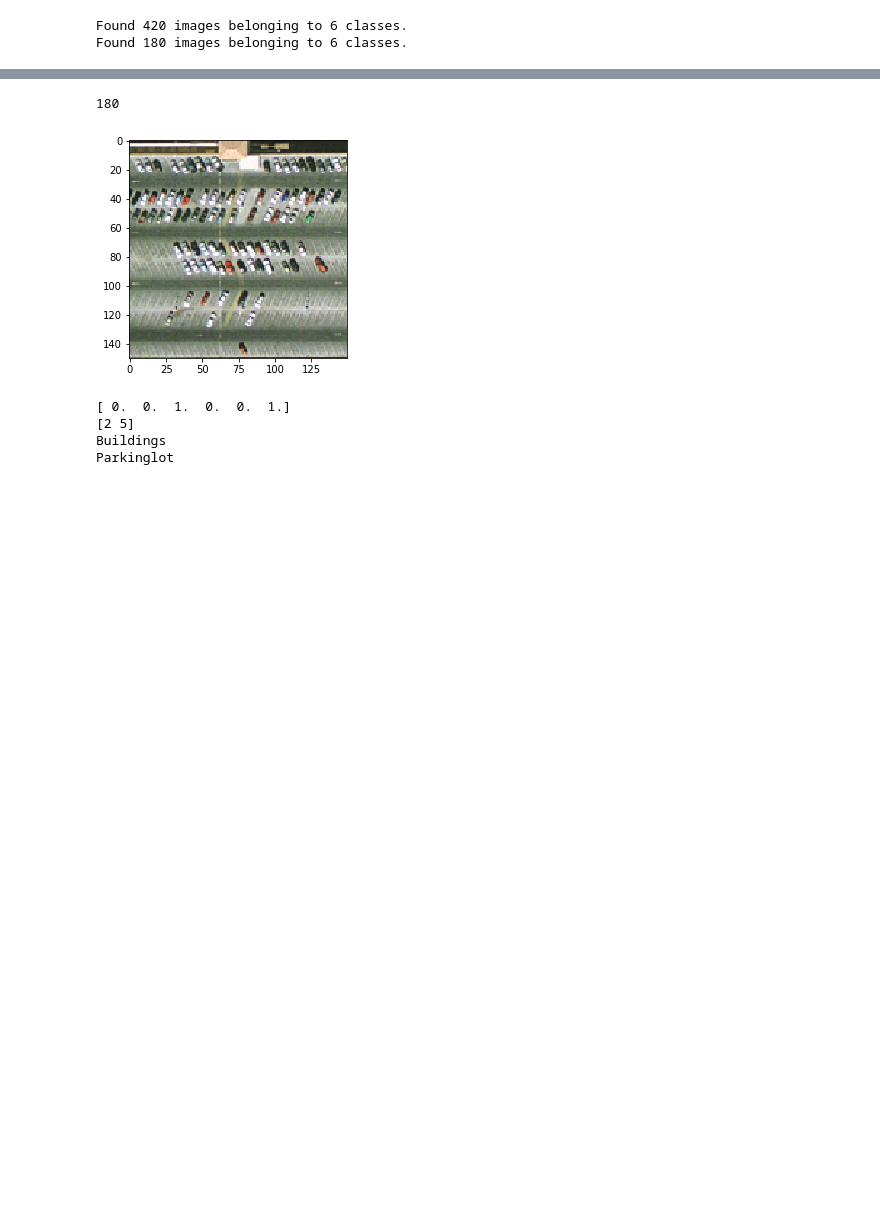
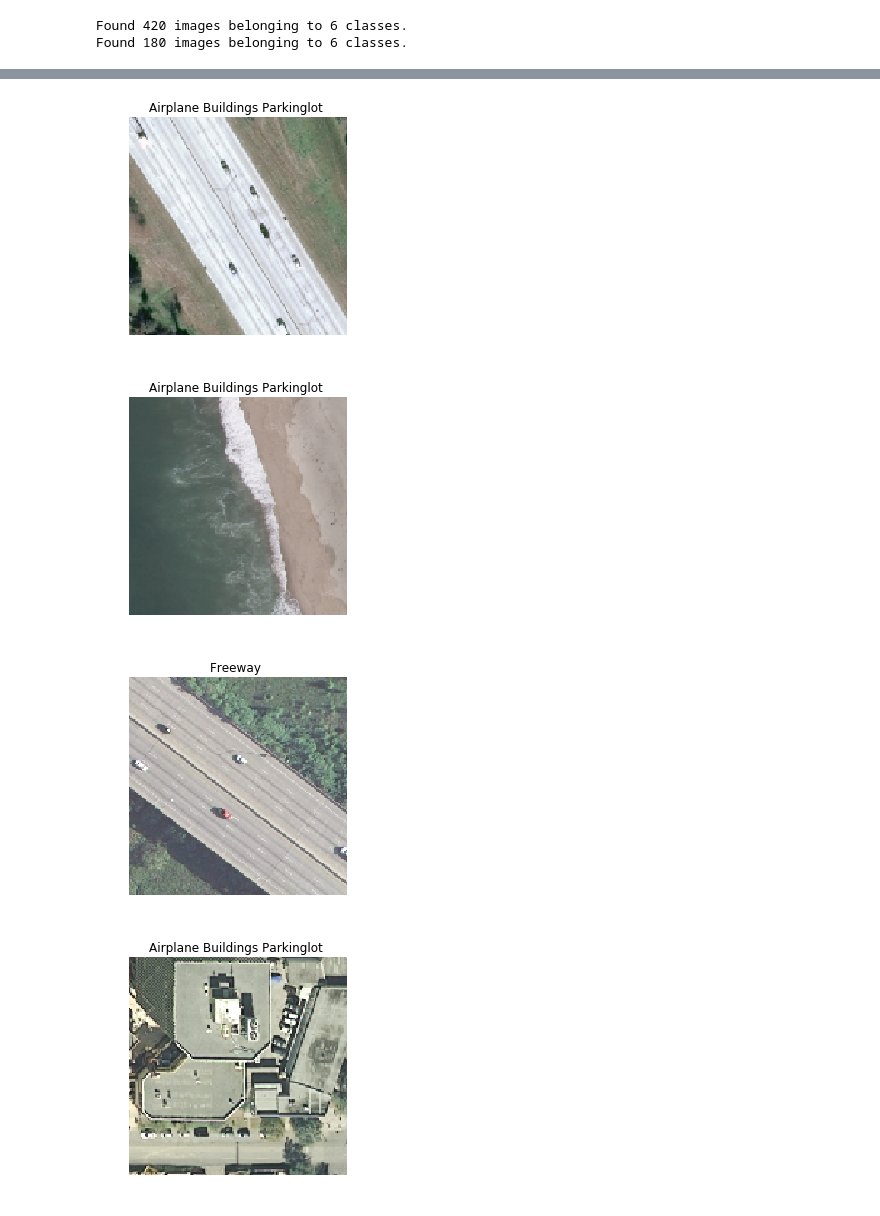
Before and after one commit to tmsbn/ArcGIS-Map-Predictor, a Jupyter notebook: scripts/building_detector_cnn_multi_label.ipynb, the cells around one changed output, grey strips where cells are left out. Saved outputs shown, nothing was run; the diff lists cells and outputs as text; code cells hidden in the pictures; blank space fills up the shorter version.

Commit message:
Added plotting capabilities

```diff
--- a/scripts/building_detector_cnn_multi_label.ipynb
+++ b/scripts/building_detector_cnn_multi_label.ipynb
@@ -31,4 +30,10 @@ def delete_dir_helper(dir_path):
         shutil.rmtree(dir_path)
         return True
     return False
+# %%
+def compile_model(model):
+    model.compile(loss='categorical_crossentropy',
+            optimizer=optimizers.RMSprop(lr=1e-4),
+             metrics=['acc'])
+    model.summary()
 # %%
@@ -102,9 +108,9 @@ for classes in CLASSES_TO_CLASSIFY:
 is_model_from_file = False
 model = None
 if exists(model_file_path):
-    print('found model!')
+    print('Found saved model with name ' + MODEL_FILE_NAME)
     model = load_model(model_file_path)
-    is_model_from_file = True
+    compile_model(model)
 else:
-    print('No saved model')
+    print('NO saved model with name ' + MODEL_FILE_NAME)
 # %% [output]
@@ -193,8 +195,6 @@ _________________________________________________________________
 # %%
-if not is_model_from_file:
-
     callbacks = [
-        EarlyStopping(monitor='acc', patience=2, mode='auto'),
+        EarlyStopping(monitor='acc', patience=0, mode='auto'),
         ModelCheckpoint(monitor='val_loss', save_best_only=True, filepath=model_file_path)
     ]
 
@@ -247,36 +244,46 @@ Epoch 17/17
 # %%
 fnames = []
 target_dir = test_dir
 dnames = [os.path.join(target_dir, dname) for dname in os.listdir(target_dir)]
 for dname in dnames:
     fnames.extend([os.path.join(dname, fname) for fname in os.listdir(dname)])
-fnames
 
 shuffle(fnames)
-for fname in fn
-    img_path = fnames[randint(0, len(fnames))]
+
+NO_OF_FIG = 10
+
+
+for index, img_path in enumerate(fnames):
 
     img = image.load_img(img_path, target_size=(IMAGE_SIZE, IMAGE_SIZE))
+    plt.figure(index)
     imgplot = plt.imshow(img)
-    plt.show()
 
     x = image.img_to_array(img)
     x = x.reshape((1,) + x.shape)
     prediction = model.predict(x)[0]
-    print(prediction)
+    # print(prediction)
 
     max_indexes = (np.argwhere(prediction == np.amax(prediction))).flatten()
-    print(max_indexes)
+    # print(max_indexes)
+
+    title = ''
 
     for idx in max_indexes:
-        if prediction[idx] > 0.8:
-            print(CLASSES_TO_CLASSIFY[idx])
+        if prediction[idx] == 1:
+            title += CLASSES_TO_CLASSIFY[idx] + ' '
         else:
-            print('Unknown')
+            title = 'Unknown'
+
+    plt.axis('off')
+    plt.title(title)
+
+    if index >= NO_OF_FIG:
+        break
+
+plt.show()
 # %% [output]
-180
-[figure, old version]
+[figure, new version]
-[ 0.  0.  1.  0.  0.  1.]
-[2 5]
-Buildings
-Parkinglot
+[figure, added]
+[figure, added]
+[figure, added]
```
Also changed, not shown: parts of 9 cells of this notebook.
